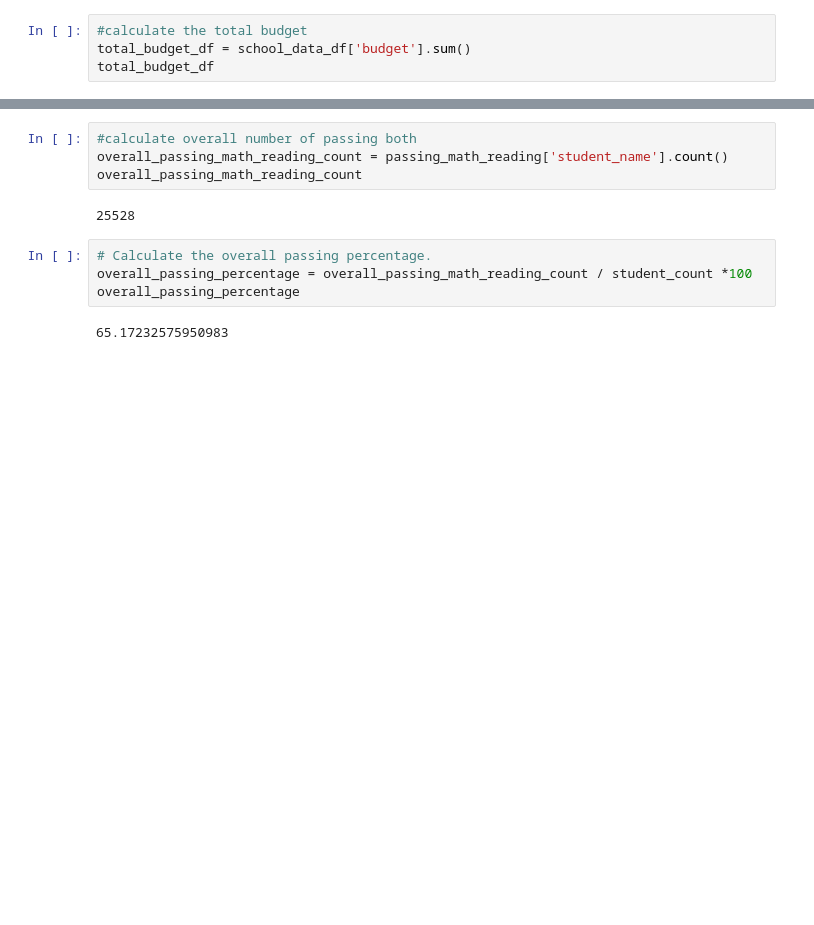
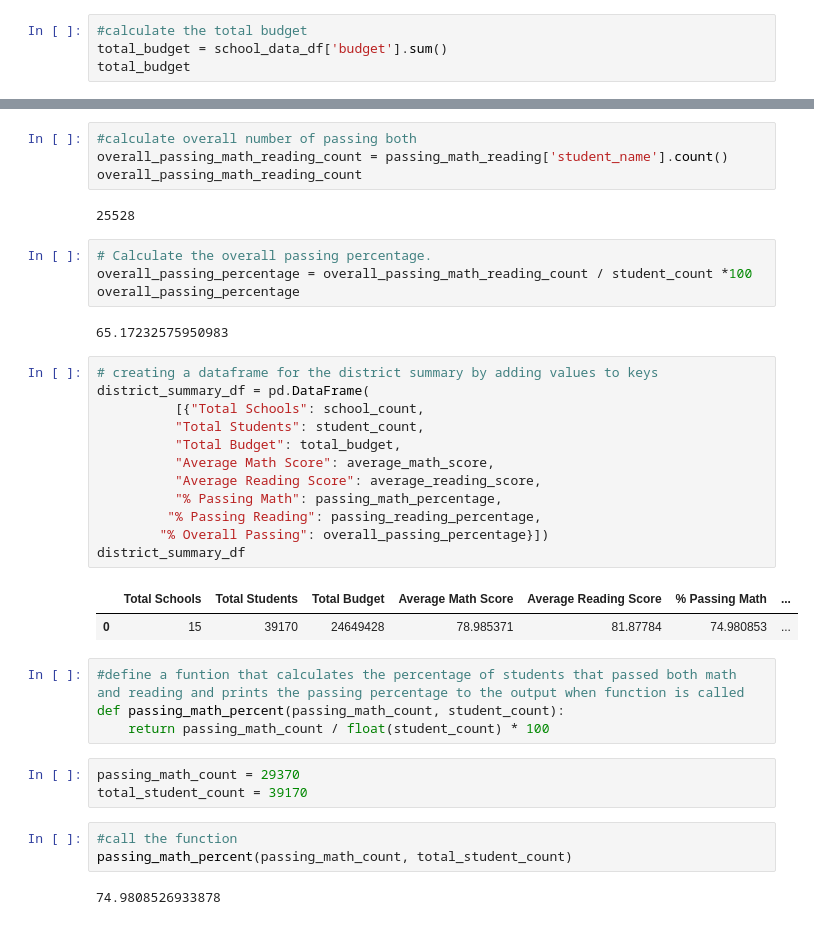
Before and after one commit to Dvallotton/School_District_Analysis, a Jupyter notebook: PyCitySchools.ipynb, the cells around one changed output, grey strips where cells are left out. Saved outputs shown, nothing was run; the diff lists cells and outputs as text; blank space fills up the shorter version.

```diff
--- a/PyCitySchools.ipynb
+++ b/PyCitySchools.ipynb
@@ -165,8 +165,8 @@ school_count
 15
 # %%
 #calculate the total budget
-total_budget_df = school_data_df['budget'].sum()
-total_budget_df
+total_budget = school_data_df['budget'].sum()
+total_budget
 # %% [output]
 24649428
 # %%
@@ -247,3 +247,30 @@ overall_passing_percentage = overall_passing_math_reading_count / student_count
 overall_passing_percentage
 # %% [output]
 65.17232575950983
+# %%
+# creating a dataframe for the district summary by adding values to keys
+district_summary_df = pd.DataFrame(
+          [{"Total Schools": school_count,
+          "Total Students": student_count,
+          "Total Budget": total_budget,
+          "Average Math Score": average_math_score,
+          "Average Reading Score": average_reading_score,
+          "% Passing Math": passing_math_percentage,
+         "% Passing Reading": passing_reading_percentage,
+        "% Overall Passing": overall_passing_percentage}])
+district_summary_df
+# %% [output]
+|  | Total Schools | Total Students | Total Budget | Average Math Score | Average Reading Score | % Passing Math | ... |
+| 0 | 15 | 39170 | 24649428 | 78.985371 | 81.87784 | 74.980853 | ... |
+# %%
+#define a funtion that calculates the percentage of students that passed both math and reading and prints the passing percentage to the output when function is called
+def passing_math_percent(passing_math_count, student_count):
+    return passing_math_count / float(student_count) * 100
+# %%
+passing_math_count = 29370
+total_student_count = 39170
+# %%
+#call the function
+passing_math_percent(passing_math_count, total_student_count)
+# %% [output]
+74.9808526933878
```
Also changed, not shown: parts of 5 cells of this notebook, 1 other file.
